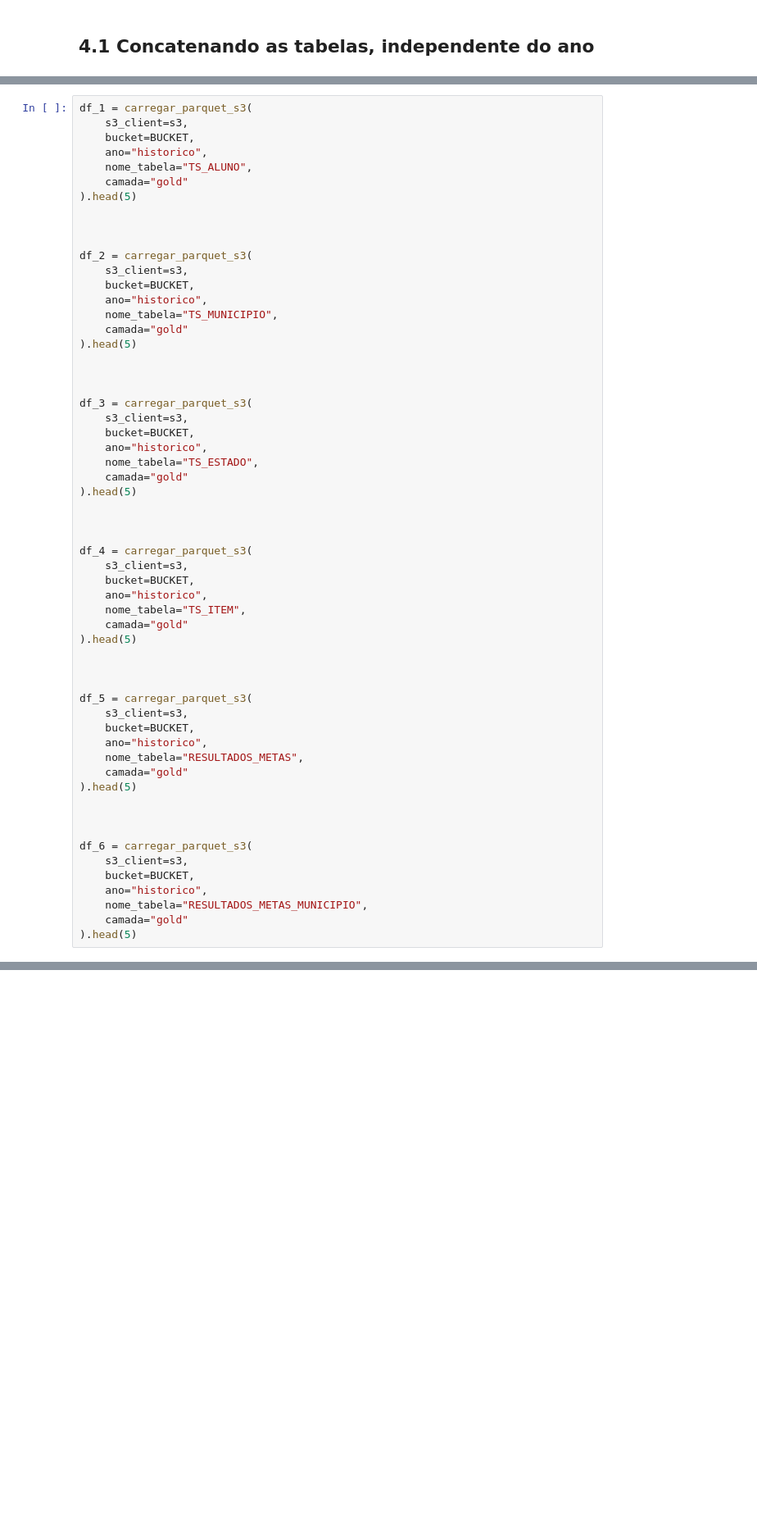
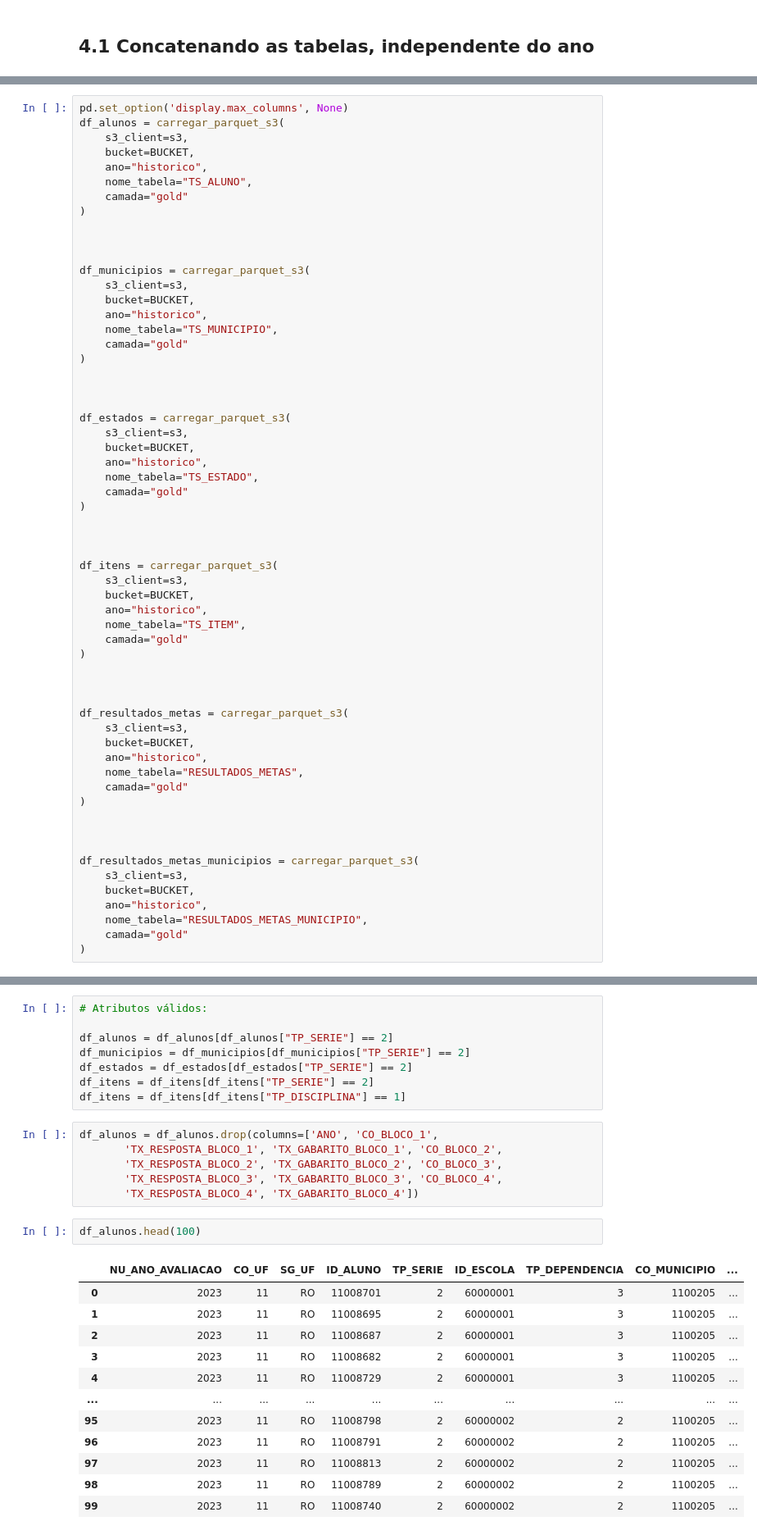
Before and after one commit to LucasRuizMartins/fiap_tech_challenge_02, a Jupyter notebook: notebooks/04 - pipeline_silver_gold_refat.ipynb, the cells around one changed output, grey strips where cells are left out. Shown at 82% size. Drawn from its saved outputs; the diff is of its cells as text; blank space fills up the shorter version.

```diff
--- a/notebooks/04 - pipeline_silver_gold_refat.ipynb
+++ b/notebooks/04 - pipeline_silver_gold_refat.ipynb
@@ -122,61 +106,62 @@ RESULTADOS_METAS_MUNICIPIO consolidada com sucesso.
 # %%
-df_1 = carregar_parquet_s3(
+pd.set_option('display.max_columns', None)
+df_alunos = carregar_parquet_s3(
     s3_client=s3,
     bucket=BUCKET,
     ano="historico",
     nome_tabela="TS_ALUNO",
     camada="gold"
-).head(5)
+)
 
 
 
-df_2 = carregar_parquet_s3(
+df_municipios = carregar_parquet_s3(
     s3_client=s3,
     bucket=BUCKET,
     ano="historico",
     nome_tabela="TS_MUNICIPIO",
     camada="gold"
-).head(5)
+)
 
 
 
-df_3 = carregar_parquet_s3(
+df_estados = carregar_parquet_s3(
     s3_client=s3,
     bucket=BUCKET,
     ano="historico",
     nome_tabela="TS_ESTADO",
     camada="gold"
-).head(5)
+)
 
 
 
-df_4 = carregar_parquet_s3(
+df_itens = carregar_parquet_s3(
     s3_client=s3,
     bucket=BUCKET,
     ano="historico",
     nome_tabela="TS_ITEM",
     camada="gold"
-).head(5)
+)
 
 
 
-df_5 = carregar_parquet_s3(
+df_resultados_metas = carregar_parquet_s3(
     s3_client=s3,
     bucket=BUCKET,
     ano="historico",
     nome_tabela="RESULTADOS_METAS",
     camada="gold"
-).head(5)
+)
 
 
 
-df_6 = carregar_parquet_s3(
+df_resultados_metas_municipios = carregar_parquet_s3(
     s3_client=s3,
     bucket=BUCKET,
     ano="historico",
     nome_tabela="RESULTADOS_METAS_MUNICIPIO",
     camada="gold"
-).head(5)
+)
 # %% [output]
 Lendo: s3://fiap-postech-challenge-datascience-002/gold/ano=historico/dados/TS_ALUNO.parquet
 Lendo: s3://fiap-postech-challenge-datascience-002/gold/ano=historico/dados/TS_MUNICIPIO.parquet
@@ -279,0 +301,29 @@ dataframe.head()
+# %%
+# Atributos válidos:
+
+df_alunos = df_alunos[df_alunos["TP_SERIE"] == 2]
+df_municipios = df_municipios[df_municipios["TP_SERIE"] == 2]
+df_estados = df_estados[df_estados["TP_SERIE"] == 2]
+df_itens = df_itens[df_itens["TP_SERIE"] == 2]
+df_itens = df_itens[df_itens["TP_DISCIPLINA"] == 1]
+# %%
+df_alunos = df_alunos.drop(columns=['ANO', 'CO_BLOCO_1',
+       'TX_RESPOSTA_BLOCO_1', 'TX_GABARITO_BLOCO_1', 'CO_BLOCO_2',
+       'TX_RESPOSTA_BLOCO_2', 'TX_GABARITO_BLOCO_2', 'CO_BLOCO_3',
+       'TX_RESPOSTA_BLOCO_3', 'TX_GABARITO_BLOCO_3', 'CO_BLOCO_4',
+       'TX_RESPOSTA_BLOCO_4', 'TX_GABARITO_BLOCO_4'])
+# %%
+df_alunos.head(100)
+# %% [output]
+|  | NU_ANO_AVALIACAO | CO_UF | SG_UF | ID_ALUNO | TP_SERIE | ID_ESCOLA | TP_DEPENDENCIA | CO_MUNICIPIO | ... |
+| 0 | 2023 | 11 | RO | 11008701 | 2 | 60000001 | 3 | 1100205 | ... |
+| 1 | 2023 | 11 | RO | 11008695 | 2 | 60000001 | 3 | 1100205 | ... |
+| 2 | 2023 | 11 | RO | 11008687 | 2 | 60000001 | 3 | 1100205 | ... |
+| 3 | 2023 | 11 | RO | 11008682 | 2 | 60000001 | 3 | 1100205 | ... |
+| 4 | 2023 | 11 | RO | 11008729 | 2 | 60000001 | 3 | 1100205 | ... |
+| ... | ... | ... | ... | ... | ... | ... | ... | ... | ... |
+| 95 | 2023 | 11 | RO | 11008798 | 2 | 60000002 | 2 | 1100205 | ... |
+| 96 | 2023 | 11 | RO | 11008791 | 2 | 60000002 | 2 | 1100205 | ... |
+| 97 | 2023 | 11 | RO | 11008813 | 2 | 60000002 | 2 | 1100205 | ... |
+| 98 | 2023 | 11 | RO | 11008789 | 2 | 60000002 | 2 | 1100205 | ... |
+| 99 | 2023 | 11 | RO | 11008740 | 2 | 60000002 | 2 | 1100205 | ... |
```
Also changed, not shown: parts of 30 cells of this notebook, 2 other files.
